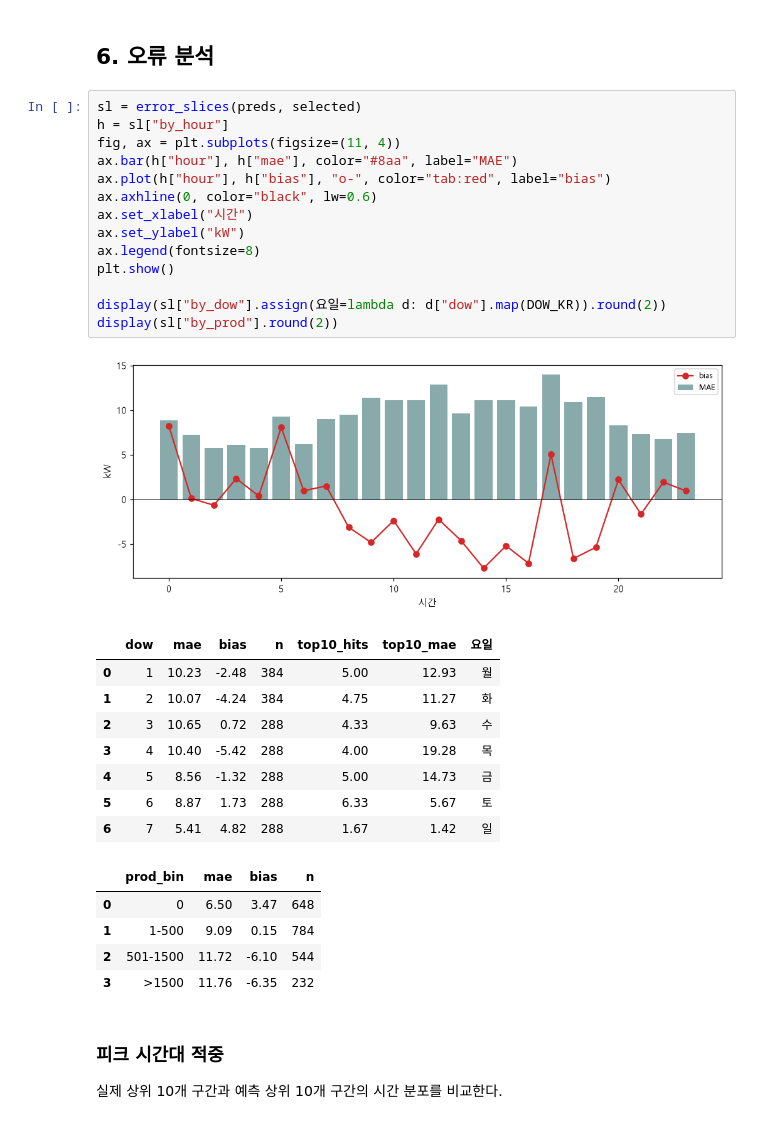
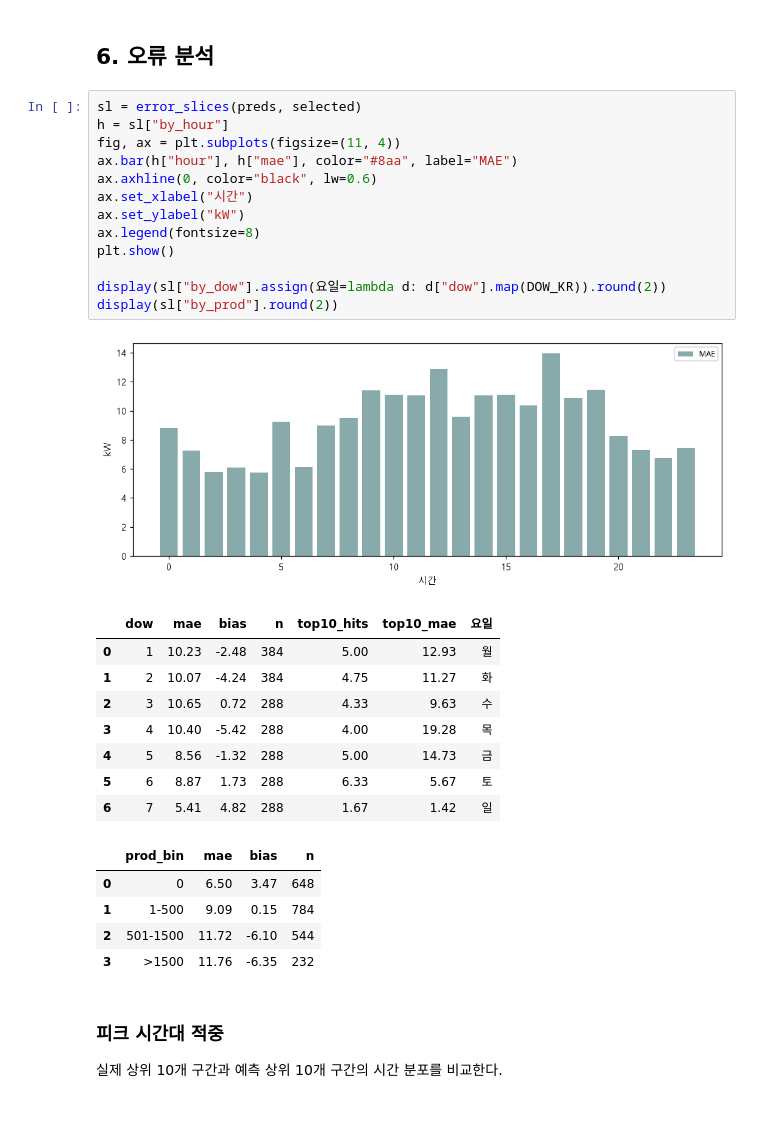
Before and after one commit to Jon-Irenicus/kamp_ai_competition, a Jupyter notebook: notebooks/02_results_analysis.ipynb, the cells around one changed output. Drawn from its saved outputs; the diff is of its cells as text.

```diff
--- a/notebooks/02_results_analysis.ipynb
+++ b/notebooks/02_results_analysis.ipynb
@@ -150,19 +150,18 @@ plt.show()
 # %%
 sl = error_slices(preds, selected)
 h = sl["by_hour"]
 fig, ax = plt.subplots(figsize=(11, 4))
 ax.bar(h["hour"], h["mae"], color="#8aa", label="MAE")
-ax.plot(h["hour"], h["bias"], "o-", color="tab:red", label="bias")
 ax.axhline(0, color="black", lw=0.6)
 ax.set_xlabel("시간")
 ax.set_ylabel("kW")
 ax.legend(fontsize=8)
 plt.show()
 
 display(sl["by_dow"].assign(요일=lambda d: d["dow"].map(DOW_KR)).round(2))
 display(sl["by_prod"].round(2))
 # %% [output]
-[figure, old version]
+[figure, new version]
 |  | dow | mae | bias | n | top10_hits | top10_mae | 요일 |
 | 0 | 1 | 10.23 | -2.48 | 384 | 5.00 | 12.93 | 월 |
 | 1 | 2 | 10.07 | -4.24 | 384 | 4.75 | 11.27 | 화 |
```
Also changed, not shown: 1 other file.
